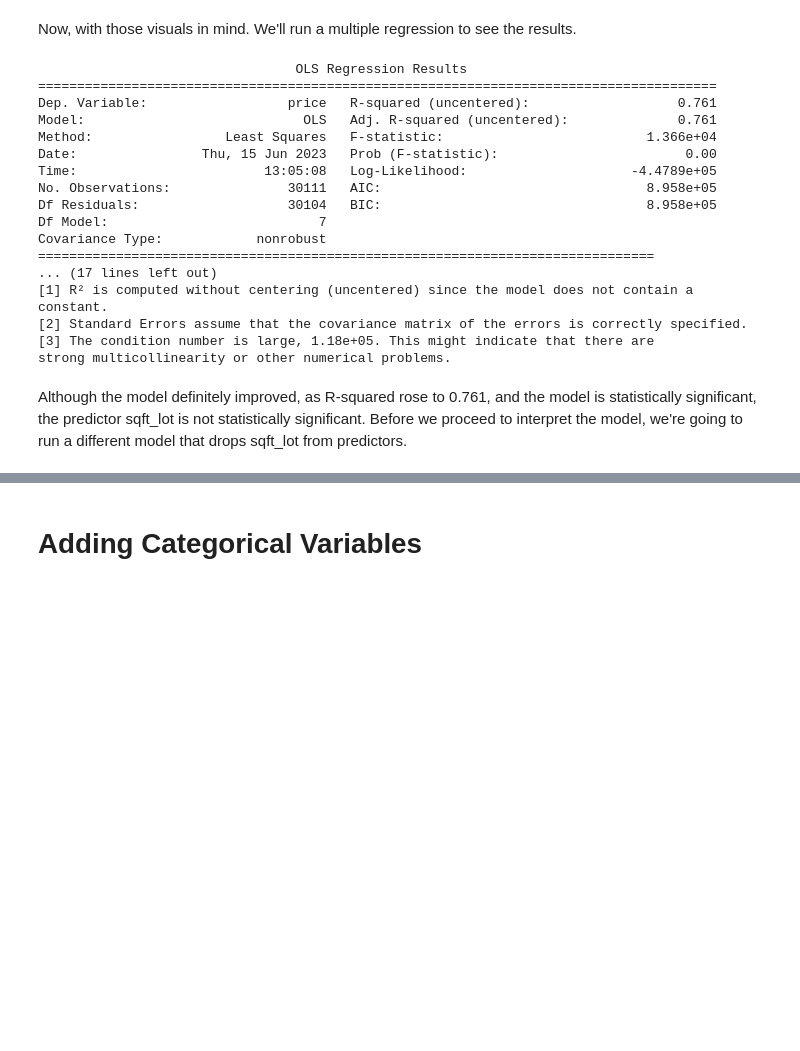
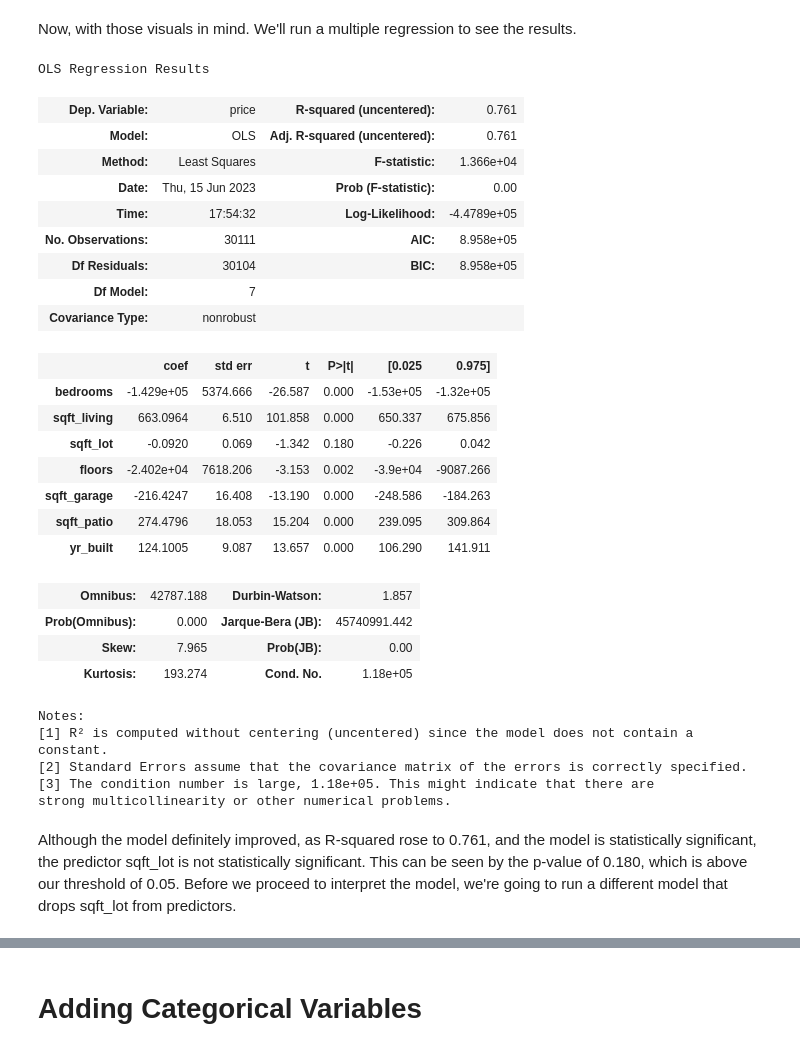
Before and after one commit to bmjaron/phase_2_final_project, a Jupyter notebook: regression_final_project_v_2.ipynb, the cells around one changed output, grey strips where cells are left out. Drawn from its saved outputs; the diff is of its cells as text; code cells hidden in the pictures; blank space fills up the shorter version.

```diff
--- a/regression_final_project_v_2.ipynb
+++ b/regression_final_project_v_2.ipynb
@@ -267,27 +267,39 @@ Now, with those visuals in mind. We'll run a multiple regression to see the resu
 # %%
 #Run first multiple regression model
 multiple_results = sm.OLS(y, df_numerics).fit()
-print(multiple_results.summary())
+
+#Show results
+multiple_results.summary()
 # %% [output]
-                                 OLS Regression Results
-=======================================================================================
-Dep. Variable:                  price   R-squared (uncentered):                   0.761
-Model:                            OLS   Adj. R-squared (uncentered):              0.761
-Method:                 Least Squares   F-statistic:                          1.366e+04
-Date:                Thu, 15 Jun 2023   Prob (F-statistic):                        0.00
-Time:                        13:05:08   Log-Likelihood:                     -4.4789e+05
-No. Observations:               30111   AIC:                                  8.958e+05
-Df Residuals:                   30104   BIC:                                  8.958e+05
-Df Model:                           7
-Covariance Type:            nonrobust
-===============================================================================
-... (17 lines left out)
-[1] R² is computed without centering (uncentered) since the model does not contain a constant.
-[2] Standard Errors assume that the covariance matrix of the errors is correctly specified.
-[3] The condition number is large, 1.18e+05. This might indicate that there are
-strong multicollinearity or other numerical problems.
+OLS Regression Results
+| Dep. Variable: | price | R-squared (uncentered): | 0.761 |
+| Model: | OLS | Adj. R-squared (uncentered): | 0.761 |
+| Method: | Least Squares | F-statistic: | 1.366e+04 |
+| Date: | Thu, 15 Jun 2023 | Prob (F-statistic): | 0.00 |
+| Time: | 17:54:32 | Log-Likelihood: | -4.4789e+05 |
+| No. Observations: | 30111 | AIC: | 8.958e+05 |
+| Df Residuals: | 30104 | BIC: | 8.958e+05 |
+| Df Model: | 7 |  |  |
+| Covariance Type: | nonrobust |  |  |
+|  | coef | std err | t | P>|t| | [0.025 | 0.975] |
+| bedrooms | -1.429e+05 | 5374.666 | -26.587 | 0.000 | -1.53e+05 | -1.32e+05 |
+| sqft_living | 663.0964 | 6.510 | 101.858 | 0.000 | 650.337 | 675.856 |
+| sqft_lot | -0.0920 | 0.069 | -1.342 | 0.180 | -0.226 | 0.042 |
+| floors | -2.402e+04 | 7618.206 | -3.153 | 0.002 | -3.9e+04 | -9087.266 |
+| sqft_garage | -216.4247 | 16.408 | -13.190 | 0.000 | -248.586 | -184.263 |
+| sqft_patio | 274.4796 | 18.053 | 15.204 | 0.000 | 239.095 | 309.864 |
+| yr_built | 124.1005 | 9.087 | 13.657 | 0.000 | 106.290 | 141.911 |
+| Omnibus: | 42787.188 | Durbin-Watson: | 1.857 |
+| Prob(Omnibus): | 0.000 | Jarque-Bera (JB): | 45740991.442 |
+| Skew: | 7.965 | Prob(JB): | 0.00 |
+| Kurtosis: | 193.274 | Cond. No. | 1.18e+05 |
+Notes:
+[1] R² is computed without centering (uncentered) since the model does not contain a constant.
+[2] Standard Errors assume that the covariance matrix of the errors is correctly specified.
+[3] The condition number is large, 1.18e+05. This might indicate that there are
+strong multicollinearity or other numerical problems.
 # %% [markdown]
-Although the model definitely improved, as R-squared rose to 0.761, and the model is statistically significant, the predictor sqft_lot is not statistically significant. Before we proceed to interpret the model, we're going to run a different model that drops sqft_lot from predictors.
+Although the model definitely improved, as R-squared rose to 0.761, and the model is statistically significant, the predictor sqft_lot is not statistically significant. This can be seen by the p-value of 0.180, which is above our threshold of 0.05. Before we proceed to interpret the model, we're going to run a different model that drops sqft_lot from predictors.
 # %%
 #Same model with sqft_lot dropped from dataframe
 multiple_v2_results = sm.OLS(y, df_numerics.drop('sqft_lot', axis=1)).fit()
```
Also changed, not shown: parts of 27 cells of this notebook.
